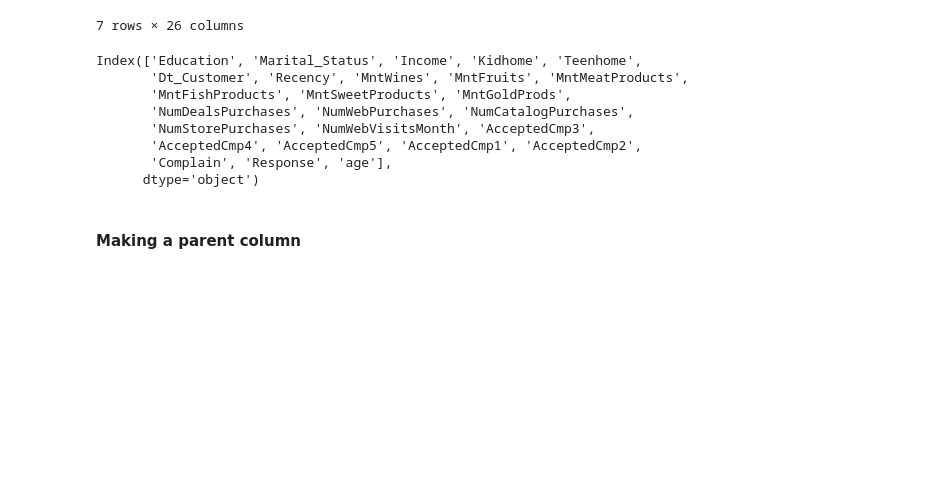
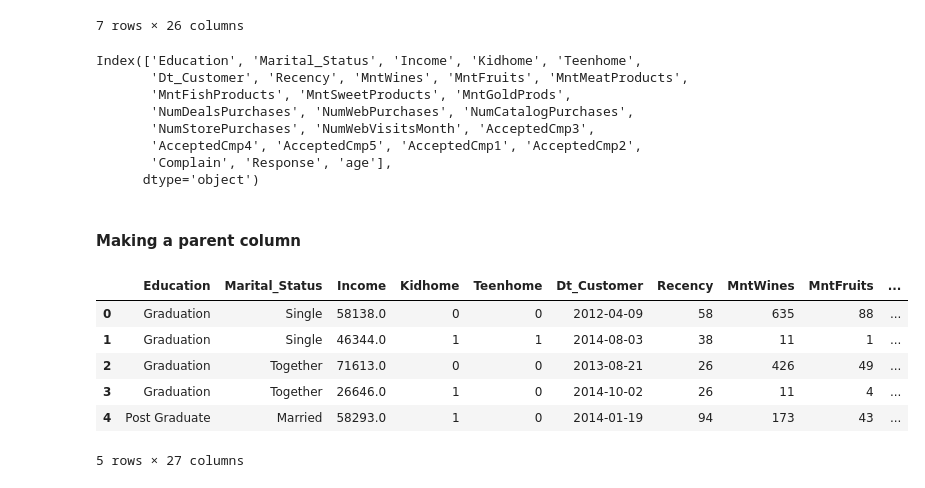
Before and after one commit to Joshua-C-Bryant/customer-personality-analysis, a Jupyter notebook: customer_personality_analysis.ipynb, the cells around one changed output. Cells and saved outputs as stored; diff of their text form; code cells hidden in the pictures; blank space fills up the shorter version.

```diff
--- a/customer_personality_analysis.ipynb
+++ b/customer_personality_analysis.ipynb
@@ -389,3 +389,15 @@ Index(['Education', 'Marital_Status', 'Income', 'Kidhome', 'Teenhome',
       dtype='object')
 # %% [markdown]
 #### Making a parent column
+# %%
+df['children'] = df['Kidhome'] + df['Teenhome']
+# %%
+df.head()
+# %% [output]
+|  | Education | Marital_Status | Income | Kidhome | Teenhome | Dt_Customer | Recency | MntWines | MntFruits | ... |
+| 0 | Graduation | Single | 58138.0 | 0 | 0 | 2012-04-09 | 58 | 635 | 88 | ... |
+| 1 | Graduation | Single | 46344.0 | 1 | 1 | 2014-08-03 | 38 | 11 | 1 | ... |
+| 2 | Graduation | Together | 71613.0 | 0 | 0 | 2013-08-21 | 26 | 426 | 49 | ... |
+| 3 | Graduation | Together | 26646.0 | 1 | 0 | 2014-10-02 | 26 | 11 | 4 | ... |
+| 4 | Post Graduate | Married | 58293.0 | 1 | 0 | 2014-01-19 | 94 | 173 | 43 | ... |
+5 rows × 27 columns
```
Also changed, not shown: parts of 1 cell of this notebook.
